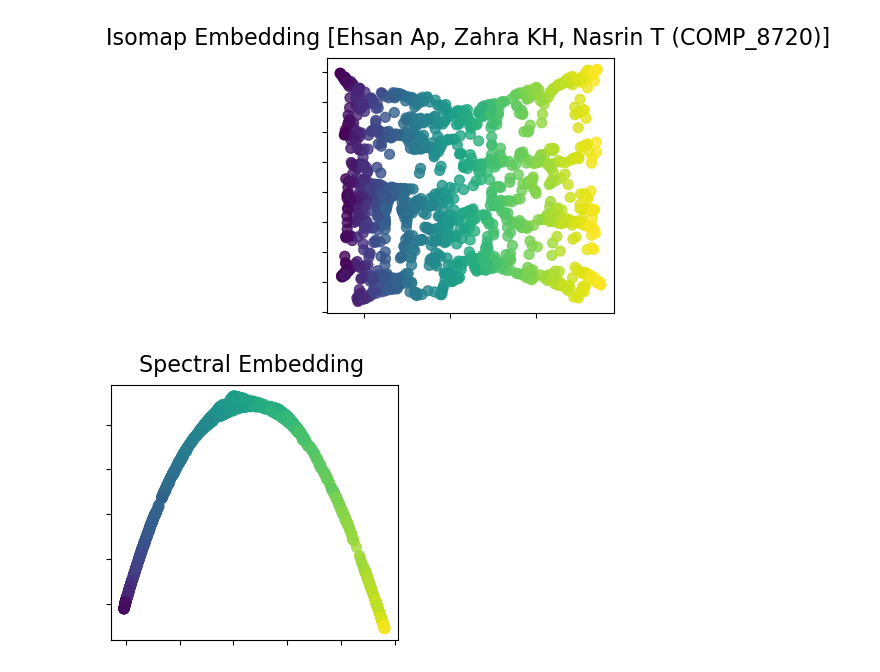
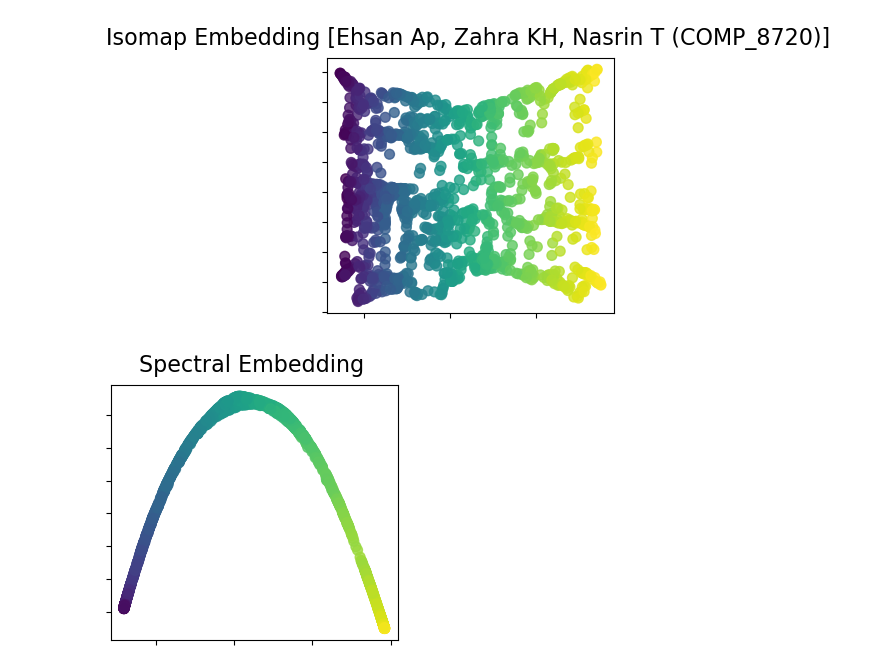
Before and after one commit to ehsanap7/adv_topics_ai, a Jupyter notebook: assignments/assignment_1,2,3/code/clustering_models_3.ipynb, the cells around one changed output. Cells and saved outputs as stored; diff of their text form; code cells hidden in the pictures.

```diff
--- a/assignments/assignment_1,2,3/code/clustering_models_3.ipynb
+++ b/assignments/assignment_1,2,3/code/clustering_models_3.ipynb
@@ -1053,9 +1082,9 @@ plot_2d(S_isomap, swiss_roll_color, "Isomap Embedding [Ehsan Ap, Zahra KH, Nasri
 # %% [output]
 [figure]
 # %%
-spectral = manifold.SpectralEmbedding(n_components=2, n_neighbors=10)
+spectral = manifold.SpectralEmbedding(n_components=2, n_neighbors=20)
 swiss_roll_spectral = spectral.fit_transform(swiss_roll)
 
 plot_2d(swiss_roll_spectral, swiss_roll_color, "Spectral Embedding")
 # %% [output]
-[figure, old version]
+[figure, new version]
```
Also changed, not shown: parts of 5 cells of this notebook, 1 other file.
